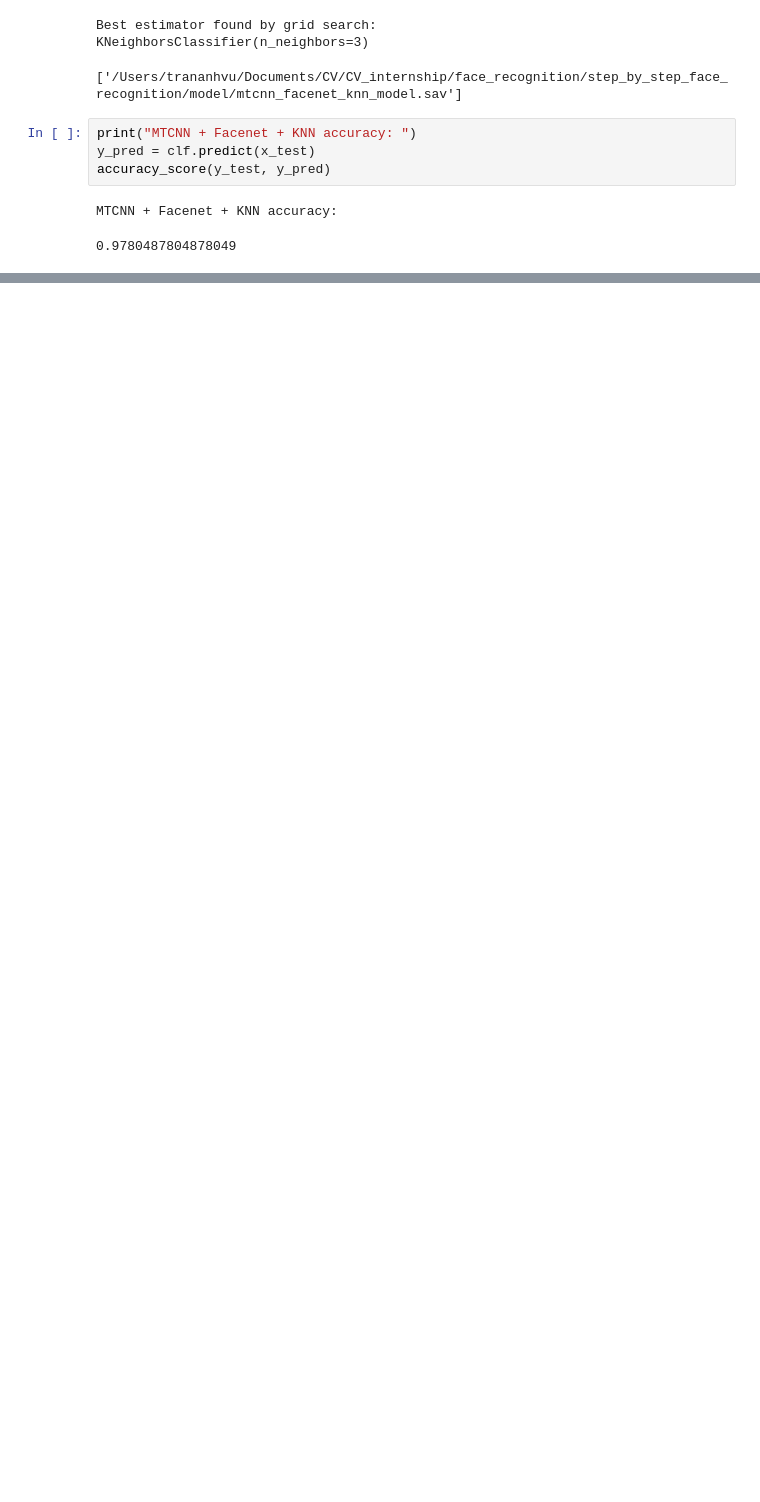
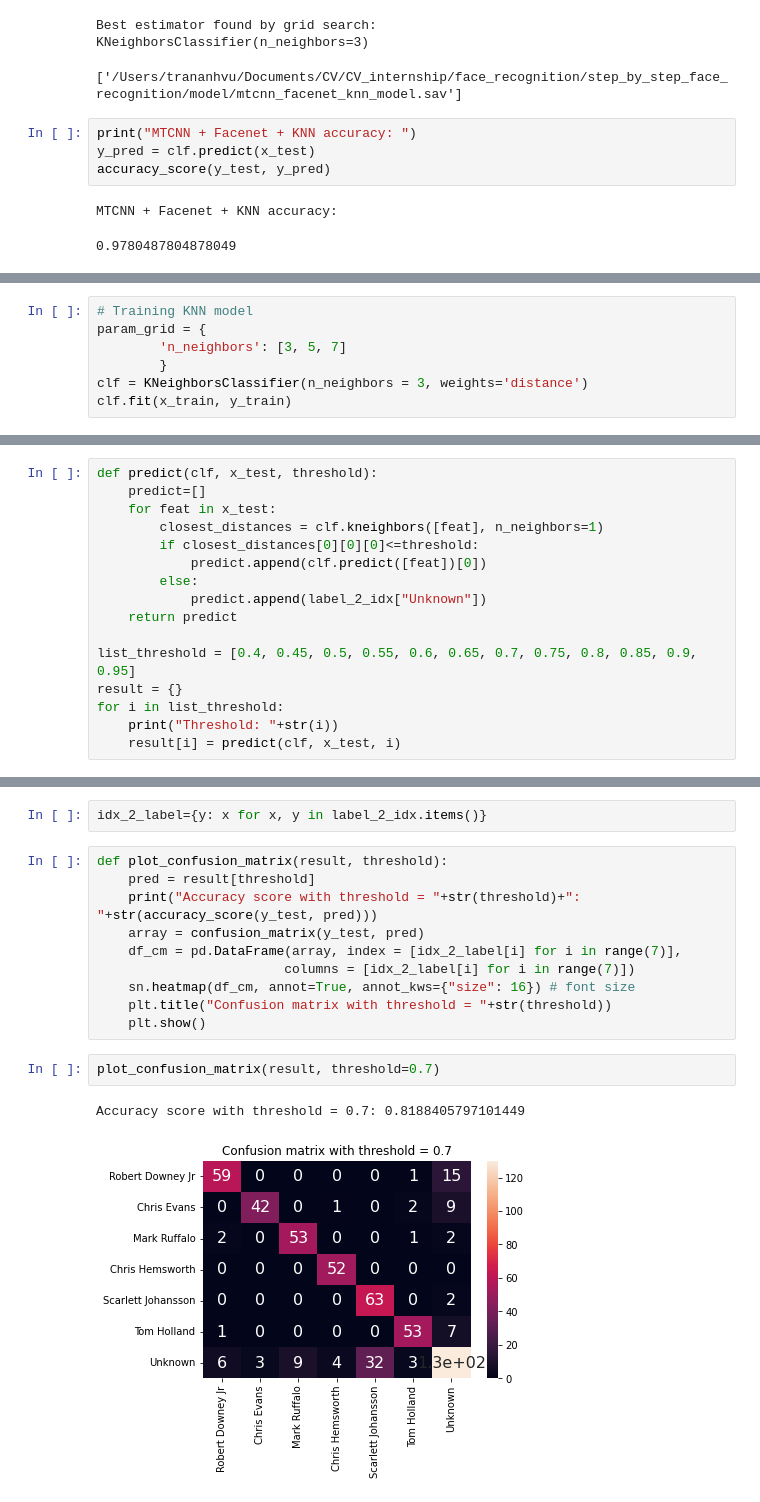
Before and after one commit to TranAnhVu0411/CV_internship, a Jupyter notebook: face_recognition/step_by_step_face_recognition/train_face_recognition.ipynb, the cells around one changed output, grey strips where cells are left out. Saved outputs shown, nothing was run; the diff lists cells and outputs as text; blank space fills up the shorter version.

```diff
--- a/face_recognition/step_by_step_face_recognition/train_face_recognition.ipynb
+++ b/face_recognition/step_by_step_face_recognition/train_face_recognition.ipynb
@@ -193,0 +257,7 @@ MTCNN + Facenet + KNN accuracy:
+# %%
+# Training KNN model
+param_grid = {
+        'n_neighbors': [3, 5, 7]
+        }
+clf = KNeighborsClassifier(n_neighbors = 3, weights='distance')
+clf.fit(x_train, y_train)
@@ -193,0 +266,16 @@ MTCNN + Facenet + KNN accuracy:
+# %%
+def predict(clf, x_test, threshold):
+    predict=[]
+    for feat in x_test:
+        closest_distances = clf.kneighbors([feat], n_neighbors=1)
+        if closest_distances[0][0][0]<=threshold:
+            predict.append(clf.predict([feat])[0])
+        else:
+            predict.append(label_2_idx["Unknown"])
+    return predict
+
+list_threshold = [0.4, 0.45, 0.5, 0.55, 0.6, 0.65, 0.7, 0.75, 0.8, 0.85, 0.9, 0.95]
+result = {}
+for i in list_threshold:
+    print("Threshold: "+str(i))
+    result[i] = predict(clf, x_test, i)
@@ -193,0 +295,17 @@ MTCNN + Facenet + KNN accuracy:
+# %%
+idx_2_label={y: x for x, y in label_2_idx.items()}
+# %%
+def plot_confusion_matrix(result, threshold):
+    pred = result[threshold]
+    print("Accuracy score with threshold = "+str(threshold)+": "+str(accuracy_score(y_test, pred)))
+    array = confusion_matrix(y_test, pred)
+    df_cm = pd.DataFrame(array, index = [idx_2_label[i] for i in range(7)],
+                        columns = [idx_2_label[i] for i in range(7)])
+    sn.heatmap(df_cm, annot=True, annot_kws={"size": 16}) # font size
+    plt.title("Confusion matrix with threshold = "+str(threshold))
+    plt.show()
+# %%
+plot_confusion_matrix(result, threshold=0.7)
+# %% [output]
+Accuracy score with threshold = 0.7: 0.8188405797101449
+[figure, added]
```
Also changed, not shown: parts of 23 cells of this notebook, 14 other files.
